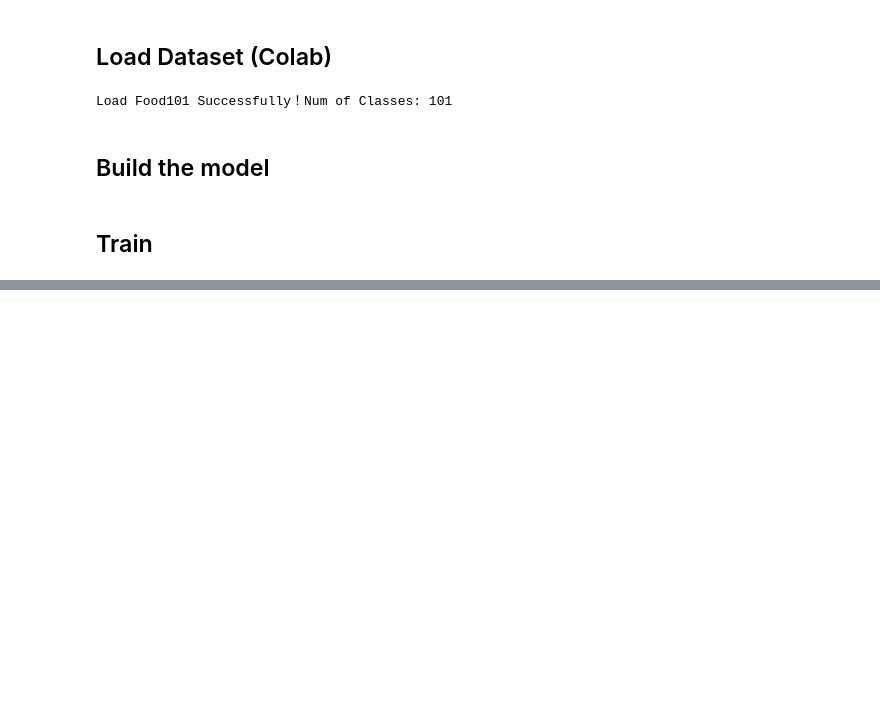
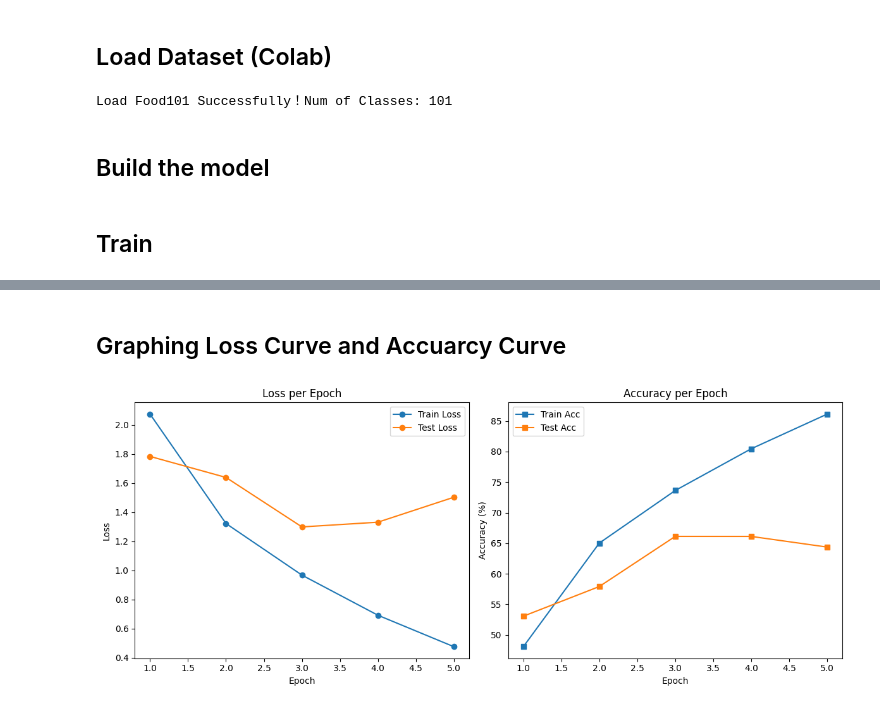
Before and after one commit to virwang/Fanshawe_DL_Pytorch26W, a Jupyter notebook: notebooks/Project_YunJiungWang.ipynb, the cells around one changed output, grey strips where cells are left out. Cells and saved outputs as stored; diff of their text form; code cells hidden in the pictures; blank space fills up the shorter version.

```diff
--- a/notebooks/Project_YunJiungWang.ipynb
+++ b/notebooks/Project_YunJiungWang.ipynb
@@ -55,9 +53,10 @@ print(device)
 # %% [output]
 cuda
 # %%
-EPOCH=20
-BATCH_SIZE = 64
+EPOCHS=5
+BATCH_SIZE = 128
 LEARNING_RATE=0.001
+DATA_PATH = './data'
 # %% [markdown]
 ##Load dataset (if run in local)
 # %%
@@ -84,14 +83,12 @@ transform = transforms.Compose([
     transforms.Normalize([0.485, 0.456, 0.406], [0.229, 0.224, 0.225])
 ])
 
-train_dataset = datasets.Food101(
-    root='./data',
-    split='train',
-    download=True,
-    transform=transform
-)
+# Load dataset
+train_dataset = datasets.Food101(root=DATA_PATH, split='train', download=True, transform=transform)
+test_dataset = datasets.Food101(root=DATA_PATH, split='test', download=True, transform=transform)
 
-train_loader = DataLoader(train_dataset, batch_size=BATCH_SIZE, shuffle=True, num_workers=2)
+train_loader = DataLoader(train_dataset, batch_size=BATCH_SIZE, shuffle=True, num_workers=2, pin_memory=True)
+test_loader = DataLoader(test_dataset, batch_size=BATCH_SIZE, shuffle=False, num_workers=2, pin_memory=True)
 
 num_classes = len(train_dataset.classes)
 print(f"Load Food101 Successfully！Num of Classes: {num_classes}")
@@ -100,11 +97,12 @@ Load Food101 Successfully！Num of Classes: 101
 # %% [markdown]
 ## Build the model
 # %%
-model = models.resnet50(pretrained=True)
+# model = models.resnet50(pretrained=True)
+model = models.resnet18(weights=models.ResNet18_Weights.DEFAULT)
 model.fc = nn.Linear(model.fc.in_features, num_classes)
 model = model.to(device)
 
 criterion = nn.CrossEntropyLoss()
-optimizer = optim.Adam(model.parameters(), lr=LEARNING_RATE)
+optimizer = optim.Adam(model.parameters(), lr=LEARNING_RATE,weight_decay=1e-4)
 # %% [markdown]
 ## Train
@@ -147,0 +178,27 @@ print("Every Epoch has done training！")
+# %% [markdown]
+## Graphing Loss Curve and Accuarcy Curve
+# %%
+plt.figure(figsize=(12, 5))
+
+# Loss curve
+plt.subplot(1, 2, 1)
+plt.plot(range(1, EPOCHS+1), history['train_loss'], label='Train Loss', marker='o')
+plt.plot(range(1, EPOCHS+1), history['test_loss'], label='Test Loss', marker='o')
+plt.title('Loss per Epoch')
+plt.xlabel('Epoch')
+plt.ylabel('Loss')
+plt.legend()
+
+# Accuracy curve
+plt.subplot(1, 2, 2)
+plt.plot(range(1, EPOCHS+1), history['train_acc'], label='Train Acc', marker='s')
+plt.plot(range(1, EPOCHS+1), history['test_acc'], label='Test Acc', marker='s')
+plt.title('Accuracy per Epoch')
+plt.xlabel('Epoch')
+plt.ylabel('Accuracy (%)')
+plt.legend()
+
+plt.tight_layout()
+plt.show()
+# %% [output]
+[figure, added]
```
Also changed, not shown: parts of 4 cells of this notebook, 1 other file.
